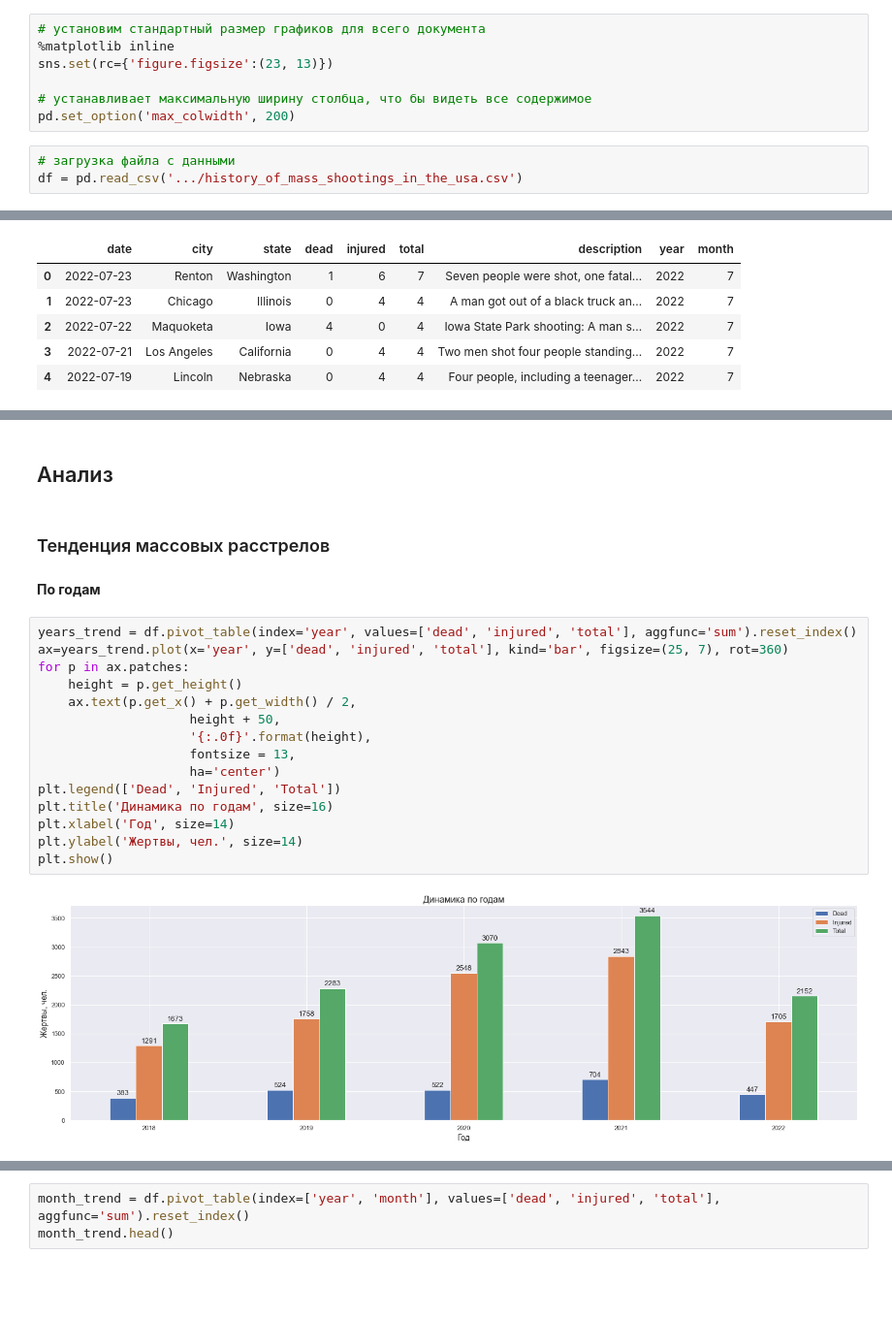
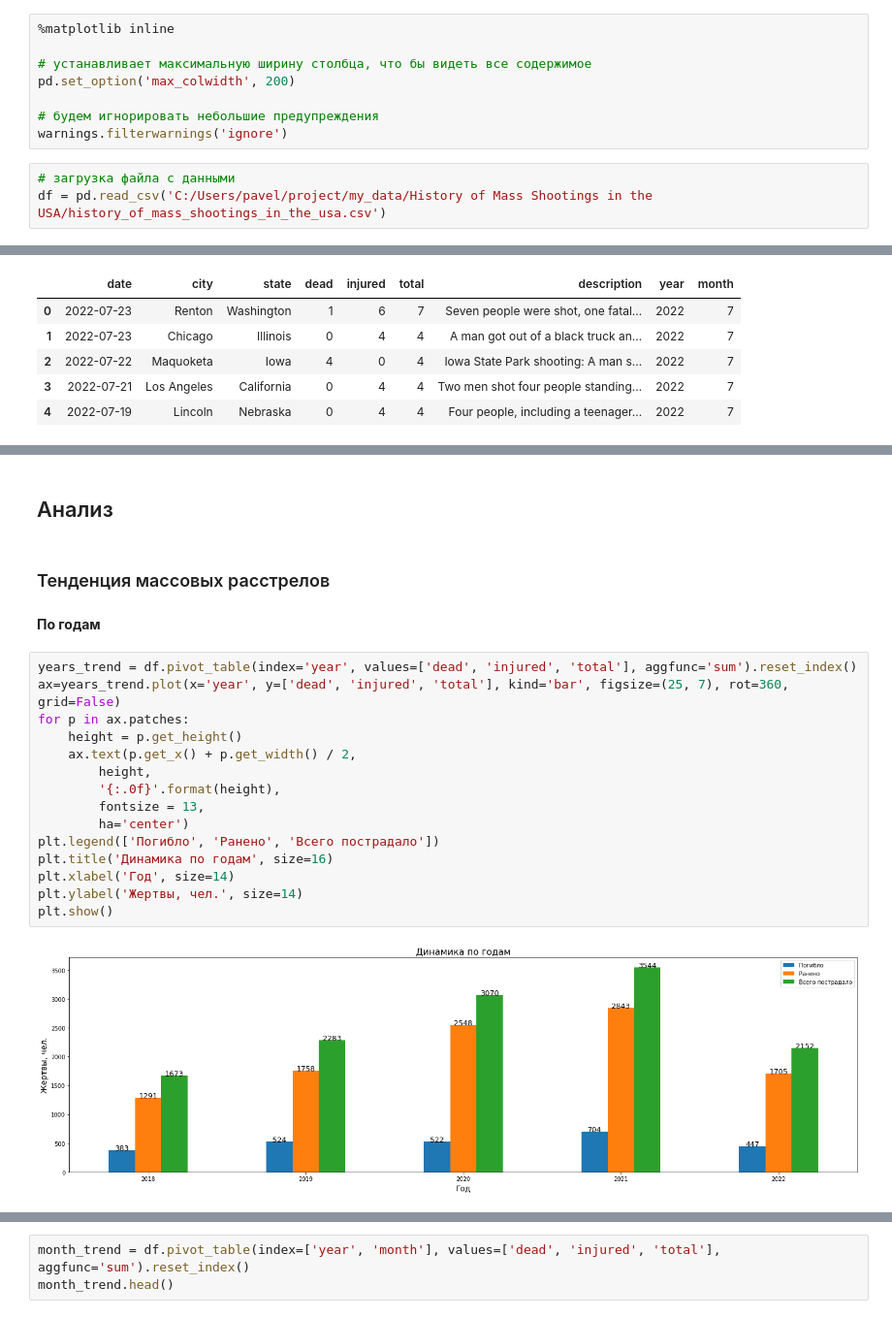
Before and after one commit to Pavel891/Data_analysis, a Jupyter notebook: free_tasks/mass shootings in the USA/history_analysis.ipynb, the cells around one changed output, grey strips where cells are left out. Shown at 97% size. Drawn from its saved outputs; the diff is of its cells as text; blank space fills up the shorter version.

```diff
--- a/free_tasks/mass shootings in the USA/history_analysis.ipynb
+++ b/free_tasks/mass shootings in the USA/history_analysis.ipynb
@@ -41,13 +56,14 @@ import plotly.express as px
 # %%
-# установим стандартный размер графиков для всего документа
 %matplotlib inline
-sns.set(rc={'figure.figsize':(23, 13)})
 
 # устанавливает максимальную ширину столбца, что бы видеть все содержимое
 pd.set_option('max_colwidth', 200)
+
+# будем игнорировать небольшие предупреждения
+warnings.filterwarnings('ignore')
 # %%
 # загрузка файла с данными
-df = pd.read_csv('.../history_of_mass_shootings_in_the_usa.csv')
+df = pd.read_csv('C:/Users/pavel/project/my_data/History of Mass Shootings in the USA/history_of_mass_shootings_in_the_usa.csv')
 # %%
 print('Просмотр строк:')
 display(df.sample(10))
@@ -194,24 +211,24 @@ plt.show
 # %% [markdown]
-## Анализ
+## <a id="eda">Анализ</a>
 # %% [markdown]
-### Тенденция массовых расстрелов
+### <a id="3.1">Тенденция массовых расстрелов</a>
 # %% [markdown]
 **По годам**
 # %%
 years_trend = df.pivot_table(index='year', values=['dead', 'injured', 'total'], aggfunc='sum').reset_index()
-ax=years_trend.plot(x='year', y=['dead', 'injured', 'total'], kind='bar', figsize=(25, 7), rot=360)
+ax=years_trend.plot(x='year', y=['dead', 'injured', 'total'], kind='bar', figsize=(25, 7), rot=360, grid=False)
 for p in ax.patches:
 	height = p.get_height()
 	ax.text(p.get_x() + p.get_width() / 2,
-					height + 50,
-					'{:.0f}'.format(height),
-					fontsize = 13,
-					ha='center')
-plt.legend(['Dead', 'Injured', 'Total'])
+		height,
+		'{:.0f}'.format(height),
+		fontsize = 13,
+		ha='center')
+plt.legend(['Погибло', 'Ранено', 'Всего пострадало'])
 plt.title('Динамика по годам', size=16)
 plt.xlabel('Год', size=14)
 plt.ylabel('Жертвы, чел.', size=14)
 plt.show()
 # %% [output]
-[figure, old version]
+[figure, new version]
 # %% [markdown]
```
Also changed, not shown: parts of 51 cells of this notebook.
